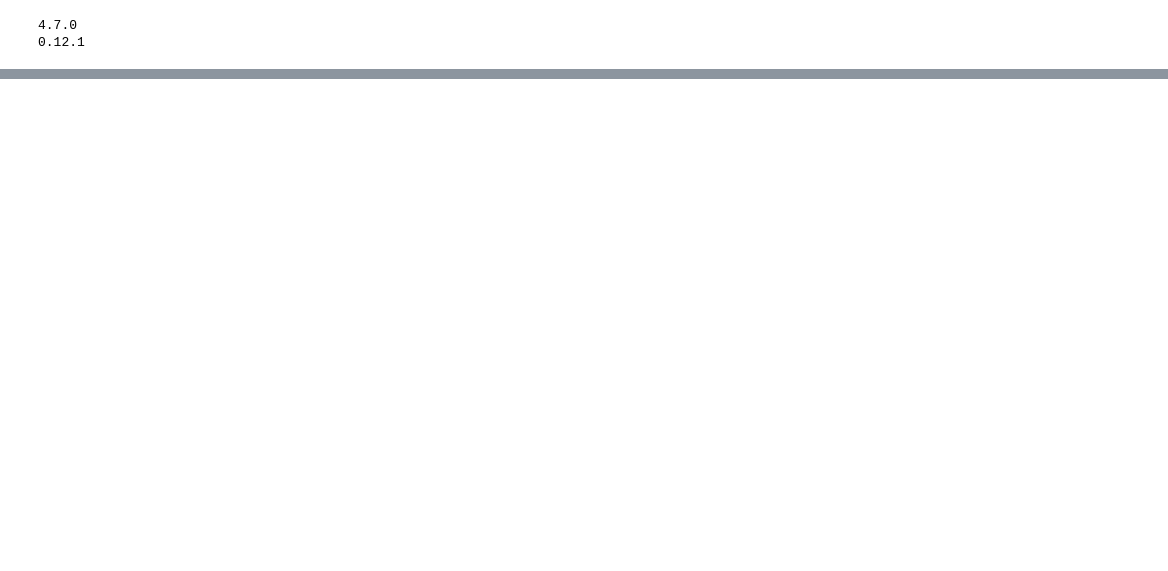
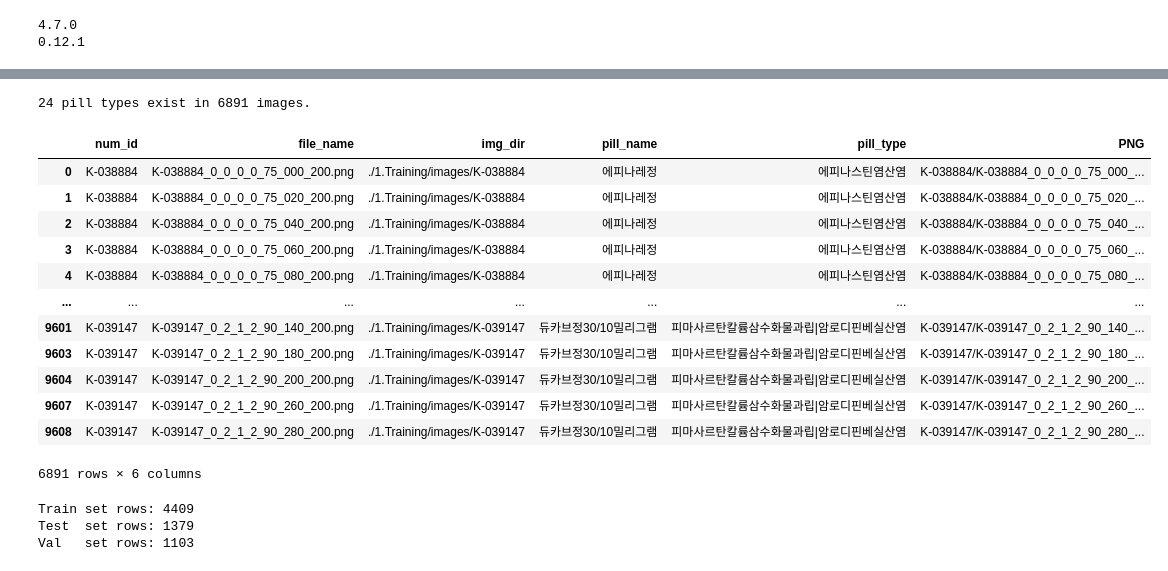
Before and after one commit to rainsky3840/Bootcamp_project, a Jupyter notebook: 김정환/p2_main.ipynb, the cells around one changed output, grey strips where cells are left out. Cells and saved outputs as stored; diff of their text form; code cells hidden in the pictures; blank space fills up the shorter version.

```diff
--- a/김정환/p2_main.ipynb
+++ b/김정환/p2_main.ipynb
@@ -207,0 +189,16 @@ cnt_by_id.plot.bar()
+# %%
+# Undersampling - 데이터 불균형
+# These three types are too large compared to others.
+# They will be randomly sampled to 30% of original size.
+
+large_lst=["K-039147", "K-039146", "K-039136"]
+
+for each in large_lst:
+    idx_1 = df[df['num_id'] == each] #.index
+    idx_2 = idx_1.sample(frac =.70).index
+    df = df.drop(idx_2)
+
+    print(df[df['num_id'] == each].index)
+
+# cnt_by_id=df['num_id'].value_counts()
+# cnt_by_id.plot.bar()
@@ -207,0 +231,5 @@ cnt_by_id.plot.bar()
+# %%
+num = len(df['pill_name'].unique())
+print(f'{ num } pill types exist in {len(df)} images.')
+# %% [output]
+24 pill types exist in 6891 images.
@@ -207,0 +258,28 @@ cnt_by_id.plot.bar()
+# %%
+df['PNG'] = df['num_id'] + '/' + df['file_name']
+df
+# %% [output]
+|  | num_id | file_name | img_dir | pill_name | pill_type | PNG |
+| 0 | K-038884 | K-038884_0_0_0_0_75_000_200.png | ./1.Training/images/K-038884 | 에피나레정 | 에피나스틴염산염 | K-038884/K-038884_0_0_0_0_75_000_... |
+| 1 | K-038884 | K-038884_0_0_0_0_75_020_200.png | ./1.Training/images/K-038884 | 에피나레정 | 에피나스틴염산염 | K-038884/K-038884_0_0_0_0_75_020_... |
+| 2 | K-038884 | K-038884_0_0_0_0_75_040_200.png | ./1.Training/images/K-038884 | 에피나레정 | 에피나스틴염산염 | K-038884/K-038884_0_0_0_0_75_040_... |
+| 3 | K-038884 | K-038884_0_0_0_0_75_060_200.png | ./1.Training/images/K-038884 | 에피나레정 | 에피나스틴염산염 | K-038884/K-038884_0_0_0_0_75_060_... |
+| 4 | K-038884 | K-038884_0_0_0_0_75_080_200.png | ./1.Training/images/K-038884 | 에피나레정 | 에피나스틴염산염 | K-038884/K-038884_0_0_0_0_75_080_... |
+| ... | ... | ... | ... | ... | ... | ... |
+| 9601 | K-039147 | K-039147_0_2_1_2_90_140_200.png | ./1.Training/images/K-039147 | 듀카브정30/10밀리그램 | 피마사르탄칼륨삼수화물과립|암로디핀베실산염 | K-039147/K-039147_0_2_1_2_90_140_... |
+| 9603 | K-039147 | K-039147_0_2_1_2_90_180_200.png | ./1.Training/images/K-039147 | 듀카브정30/10밀리그램 | 피마사르탄칼륨삼수화물과립|암로디핀베실산염 | K-039147/K-039147_0_2_1_2_90_180_... |
+| 9604 | K-039147 | K-039147_0_2_1_2_90_200_200.png | ./1.Training/images/K-039147 | 듀카브정30/10밀리그램 | 피마사르탄칼륨삼수화물과립|암로디핀베실산염 | K-039147/K-039147_0_2_1_2_90_200_... |
+| 9607 | K-039147 | K-039147_0_2_1_2_90_260_200.png | ./1.Training/images/K-039147 | 듀카브정30/10밀리그램 | 피마사르탄칼륨삼수화물과립|암로디핀베실산염 | K-039147/K-039147_0_2_1_2_90_260_... |
+| 9608 | K-039147 | K-039147_0_2_1_2_90_280_200.png | ./1.Training/images/K-039147 | 듀카브정30/10밀리그램 | 피마사르탄칼륨삼수화물과립|암로디핀베실산염 | K-039147/K-039147_0_2_1_2_90_280_... |
+6891 rows × 6 columns
+# %%
+train_df, test_df = train_test_split(df, test_size=0.2, random_state=42, stratify=df['pill_name'])
+train_df, val_df = train_test_split(train_df, test_size=0.2, random_state=42, stratify=train_df['pill_name'])
+
+print("Train set rows: {}".format(train_df.shape[0]))
+print("Test  set rows: {}".format(test_df.shape[0]))
+print("Val   set rows: {}".format(val_df.shape[0]))
+# %% [output]
+Train set rows: 4409
+Test  set rows: 1379
+Val   set rows: 1103
```
Also changed, not shown: parts of 20 cells of this notebook.
